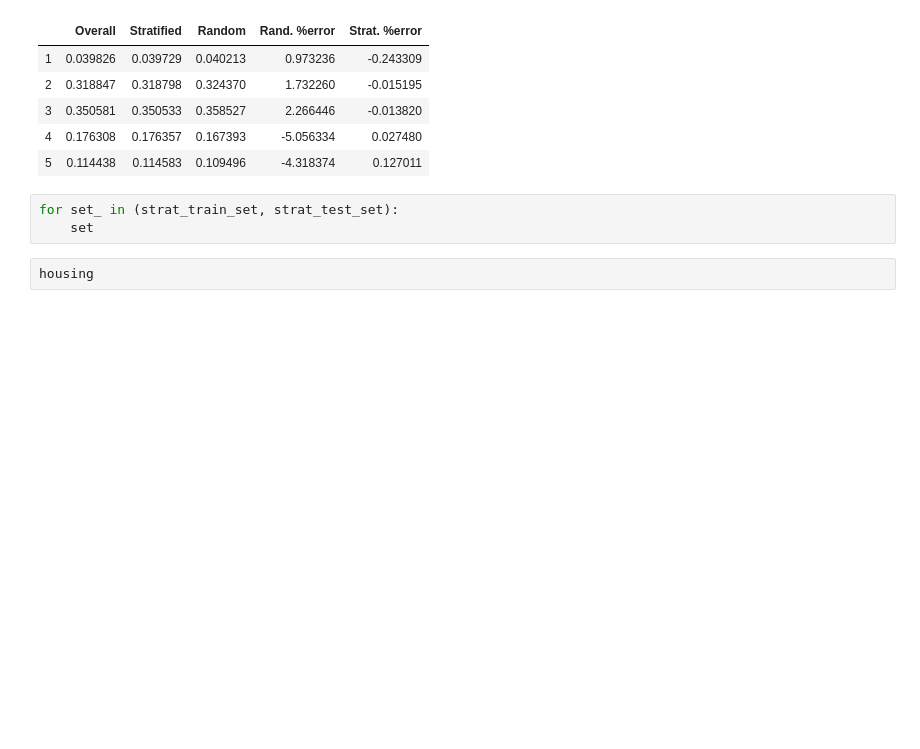
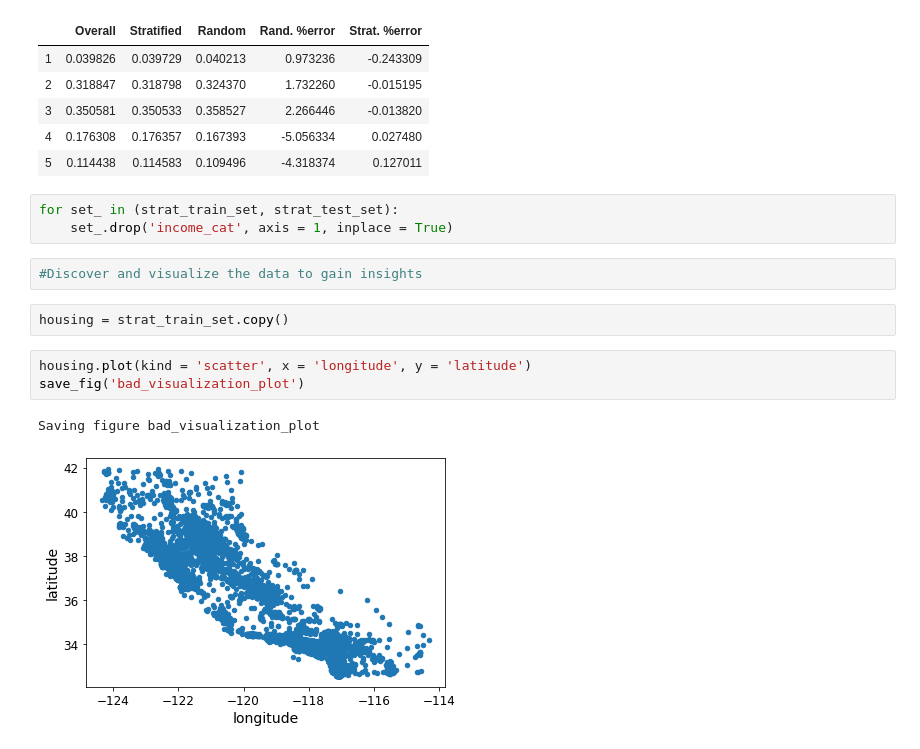
Before and after one commit to brijrajgohil/DataScienceProjects, a Jupyter notebook: Books/HandsOnML2ndEd/02_end_to_end_machine_learning_project.ipynb, the cells around one changed output. Cells and saved outputs as stored; diff of their text form; blank space fills up the shorter version.

Commit message:
Add scatter plots

```diff
--- a/Books/HandsOnML2ndEd/02_end_to_end_machine_learning_project.ipynb
+++ b/Books/HandsOnML2ndEd/02_end_to_end_machine_learning_project.ipynb
@@ -250,6 +250,14 @@ compare_props
 | 5 | 0.114438 | 0.114583 | 0.109496 | -4.318374 | 0.127011 |
 # %%
 for set_ in (strat_train_set, strat_test_set):
-    set
+    set_.drop('income_cat', axis = 1, inplace = True)
+# %%
+#Discover and visualize the data to gain insights
 # %%
-housing
+housing = strat_train_set.copy()
+# %%
+housing.plot(kind = 'scatter', x = 'longitude', y = 'latitude')
+save_fig('bad_visualization_plot')
+# %% [output]
+Saving figure bad_visualization_plot
+[figure, added]
```
Also changed, not shown: parts of 8 cells of this notebook, 7 other files.
